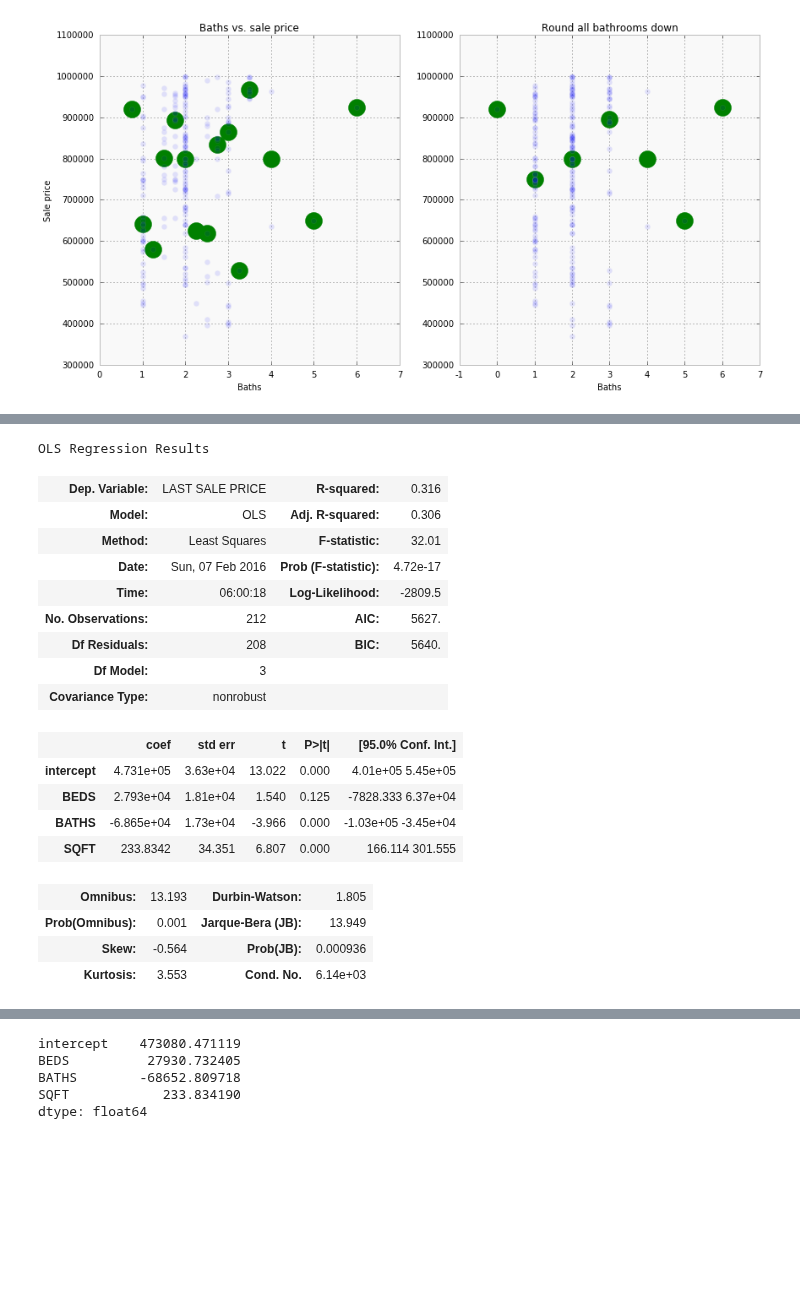
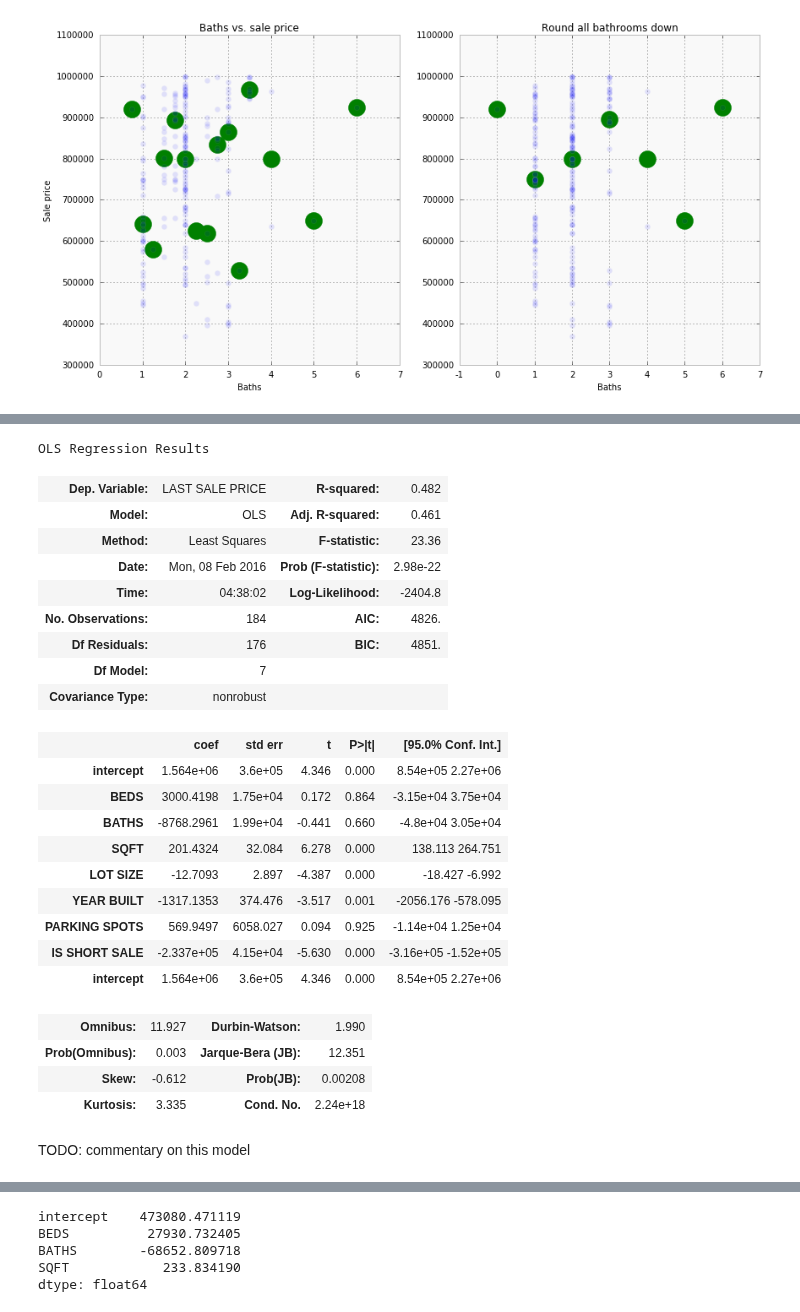
Before and after one commit to data-skeptic/dataskeptic, a Jupyter notebook: shownotes/multiple-regression.ipynb, the cells around one changed output, grey strips where cells are left out. Saved outputs shown, nothing was run; the diff lists cells and outputs as text; code cells hidden in the pictures; blank space fills up the shorter version.

```diff
--- a/shownotes/multiple-regression.ipynb
+++ b/shownotes/multiple-regression.ipynb
@@ -183,26 +208,33 @@ plt.show()
 # %%
-cols = ['intercept', 'BEDS', 'BATHS', 'SQFT']#, 'LOT SIZE', 'YEAR BUILT', 'PARKING SPOTS', 'IS SHORT SALE', 'intercept']
+cols = ['intercept', 'BEDS', 'BATHS', 'SQFT', 'LOT SIZE', 'YEAR BUILT', 'PARKING SPOTS', 'IS SHORT SALE', 'intercept']
 y = df['LAST SALE PRICE']
 X = sm.add_constant(df[cols])
 est = sm.OLS(y, X, missing='drop').fit()
 est.summary()
 # %% [output]
 OLS Regression Results
-| Dep. Variable: | LAST SALE PRICE | R-squared: | 0.316 |
-| Model: | OLS | Adj. R-squared: | 0.306 |
-| Method: | Least Squares | F-statistic: | 32.01 |
-| Date: | Sun, 07 Feb 2016 | Prob (F-statistic): | 4.72e-17 |
-| Time: | 06:00:18 | Log-Likelihood: | -2809.5 |
-| No. Observations: | 212 | AIC: | 5627. |
-| Df Residuals: | 208 | BIC: | 5640. |
-| Df Model: | 3 |  |  |
+| Dep. Variable: | LAST SALE PRICE | R-squared: | 0.482 |
+| Model: | OLS | Adj. R-squared: | 0.461 |
+| Method: | Least Squares | F-statistic: | 23.36 |
+| Date: | Mon, 08 Feb 2016 | Prob (F-statistic): | 2.98e-22 |
+| Time: | 04:38:02 | Log-Likelihood: | -2404.8 |
+| No. Observations: | 184 | AIC: | 4826. |
+| Df Residuals: | 176 | BIC: | 4851. |
+| Df Model: | 7 |  |  |
 | Covariance Type: | nonrobust |  |  |
 |  | coef | std err | t | P>|t| | [95.0% Conf. Int.] |
-| intercept | 4.731e+05 | 3.63e+04 | 13.022 | 0.000 | 4.01e+05 5.45e+05 |
-| BEDS | 2.793e+04 | 1.81e+04 | 1.540 | 0.125 | -7828.333 6.37e+04 |
-| BATHS | -6.865e+04 | 1.73e+04 | -3.966 | 0.000 | -1.03e+05 -3.45e+04 |
-| SQFT | 233.8342 | 34.351 | 6.807 | 0.000 | 166.114 301.555 |
+| intercept | 1.564e+06 | 3.6e+05 | 4.346 | 0.000 | 8.54e+05 2.27e+06 |
+| BEDS | 3000.4198 | 1.75e+04 | 0.172 | 0.864 | -3.15e+04 3.75e+04 |
+| BATHS | -8768.2961 | 1.99e+04 | -0.441 | 0.660 | -4.8e+04 3.05e+04 |
+| SQFT | 201.4324 | 32.084 | 6.278 | 0.000 | 138.113 264.751 |
+| LOT SIZE | -12.7093 | 2.897 | -4.387 | 0.000 | -18.427 -6.992 |
+| YEAR BUILT | -1317.1353 | 374.476 | -3.517 | 0.001 | -2056.176 -578.095 |
+| PARKING SPOTS | 569.9497 | 6058.027 | 0.094 | 0.925 | -1.14e+04 1.25e+04 |
+| IS SHORT SALE | -2.337e+05 | 4.15e+04 | -5.630 | 0.000 | -3.16e+05 -1.52e+05 |
+| intercept | 1.564e+06 | 3.6e+05 | 4.346 | 0.000 | 8.54e+05 2.27e+06 |
-| Omnibus: | 13.193 | Durbin-Watson: | 1.805 |
-| Prob(Omnibus): | 0.001 | Jarque-Bera (JB): | 13.949 |
-| Skew: | -0.564 | Prob(JB): | 0.000936 |
-| Kurtosis: | 3.553 | Cond. No. | 6.14e+03 |
+| Omnibus: | 11.927 | Durbin-Watson: | 1.990 |
+| Prob(Omnibus): | 0.003 | Jarque-Bera (JB): | 12.351 |
+| Skew: | -0.612 | Prob(JB): | 0.00208 |
+| Kurtosis: | 3.335 | Cond. No. | 2.24e+18 |
+# %% [markdown]
+TODO: commentary on this model
```
Also changed, not shown: parts of 9 cells of this notebook.
